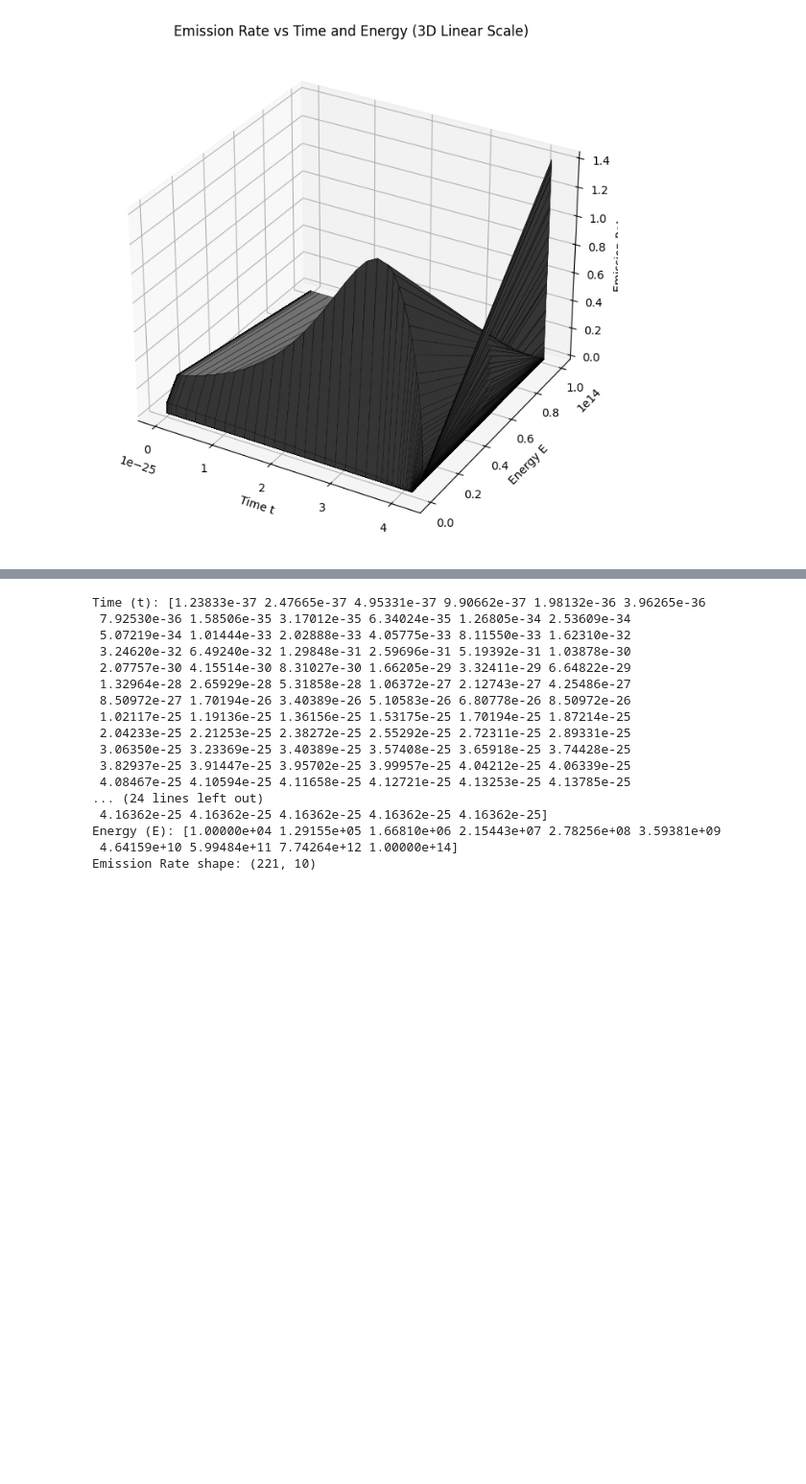
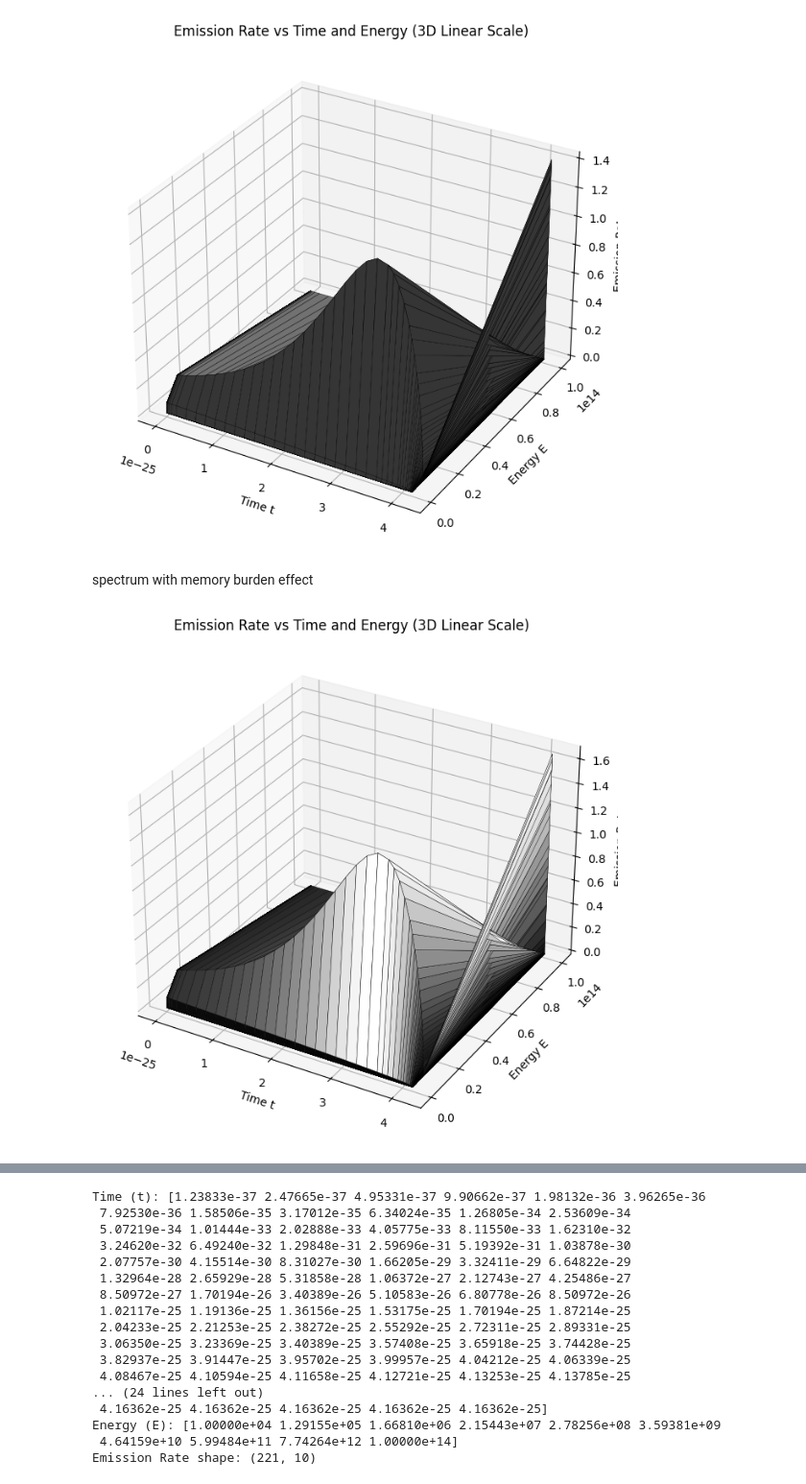
Before and after one commit to LeahLin0618/hep_leah_1, a Jupyter notebook: Untitled-1.ipynb, the cells around one changed output, grey strips where cells are left out. Shown at 96% size. Saved outputs shown, nothing was run; the diff lists cells and outputs as text; code cells hidden in the pictures; blank space fills up the shorter version.

```diff
--- a/Untitled-1.ipynb
+++ b/Untitled-1.ipynb
@@ -61,3 +61,54 @@ ax.set_title('Emission Rate vs Time and Energy (3D Linear Scale)')
 plt.show()
 # %% [output]
 [figure]
+# %% [markdown]
+spectrum with memory burden effect
+# %%
+import numpy as np
+import matplotlib.pyplot as plt
+from mpl_toolkits.mplot3d import Axes3D
+
+# 常數定義
+G = 1 / (1.22e19)**2
+M_initial = 1e9 * 5.62 * 10**23  # GeV
+k = 1
+f_PBH = 1e-6
+J = 2.22e22
+
+# 讀取數據，跳過第一行的標題
+data = np.genfromtxt('./neutrinos_primary_spectrum.txt', comments='#', skip_header=1)
+
+# 解析數據
+t = data[1:, 0]        # 時間 t（從第二行開始）
+E = data[0, 1:]        # 能量 E（從第二列開始）
+emission_rate = data[1:, 1:]  # emission rate（排除第一行第一列）
+
+# 計算 MBE emission rate
+MBE_emission_rate = emission_rate * (4 * np.pi * G * (M_initial**2))**(-k)
+
+# 計算 Z 值，即 d^2(φ^gal_ν_α)/dEdΩ
+Phi = (f_PBH * J / (4 * np.pi * M_initial)) * MBE_emission_rate
+
+
+Z = Phi.T
+
+# 創建 3D plot
+fig = plt.figure(figsize=(10, 8))
+ax = fig.add_subplot(111, projection='3d')
+
+# 使用 meshgrid 來創建 3D 表面
+T, E_grid = np.meshgrid(t, E)  # 生成 T 和 E 的網格
+
+# 繪製 3D surface plot
+surf = ax.plot_surface(T, E_grid, Z, cmap='gray', edgecolor='black', linewidth=0.3, rstride=1, cstride=1)
+
+
+# 添加標籤
+ax.set_xlabel('Time t')
+ax.set_ylabel('Energy E')
+ax.set_zlabel('Emission Rate')
+ax.set_title('Emission Rate vs Time and Energy (3D Linear Scale)')
+
+plt.show()
+# %% [output]
+[figure, added]
```
Also changed, not shown: parts of 6 cells of this notebook.
